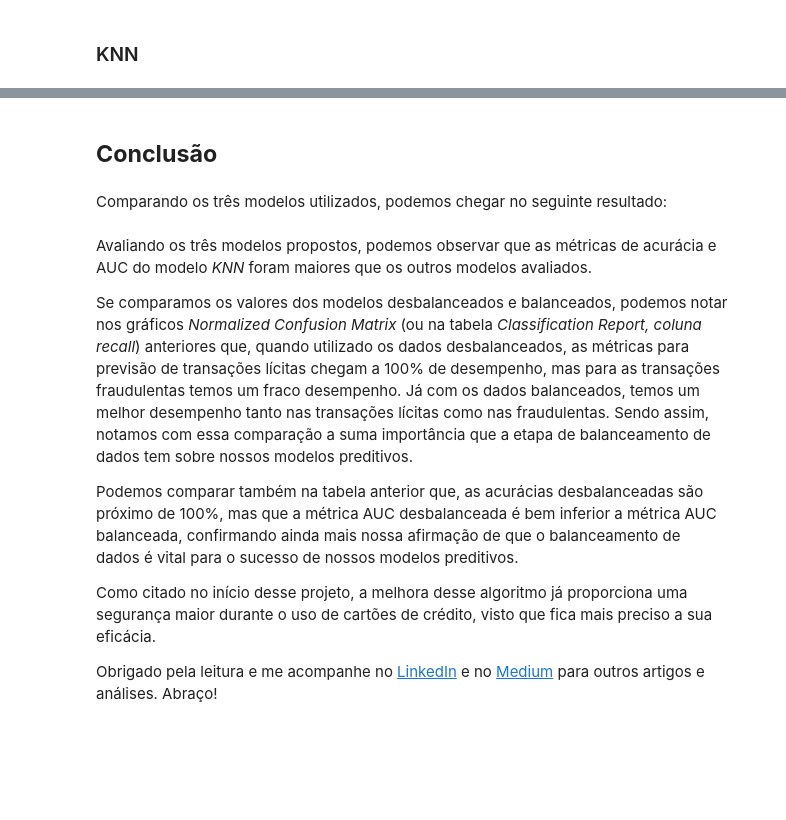
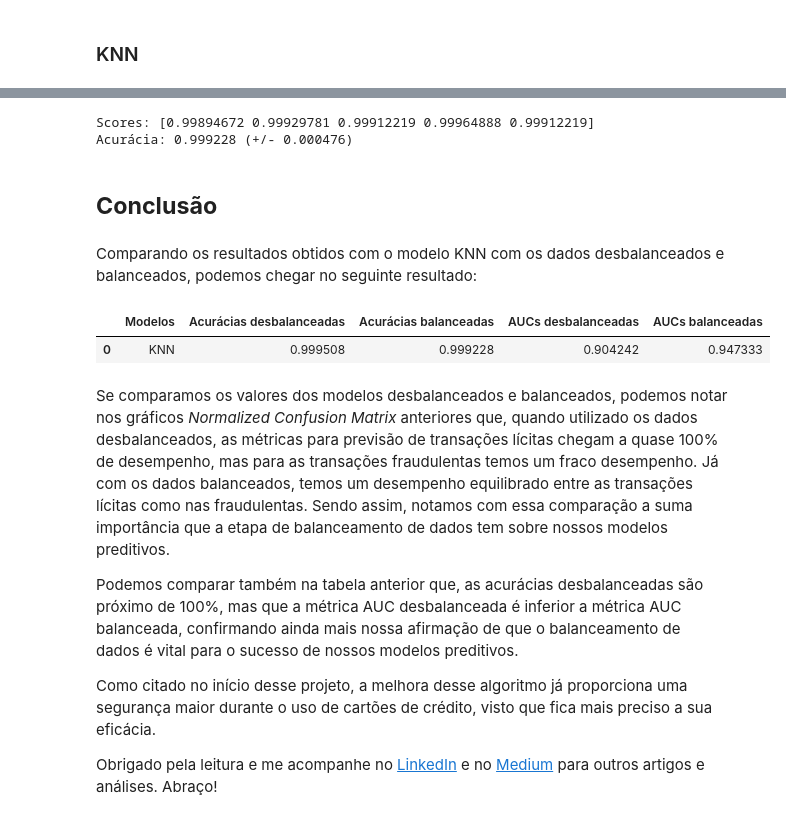
Before and after one commit to rodrigomaria/portfolio-data-science, a Jupyter notebook: Detecção_de_Fraude_em_Cartões_de_Crédito.ipynb, the cells around one changed output, grey strips where cells are left out. Saved outputs shown, nothing was run; the diff lists cells and outputs as text; code cells hidden in the pictures; blank space fills up the shorter version.

```diff
--- a/Detecção_de_Fraude_em_Cartões_de_Crédito.ipynb
+++ b/Detecção_de_Fraude_em_Cartões_de_Crédito.ipynb
@@ -469,4 +538,0 @@ print("Acurácia: {:.4f}\n".format(result_accuracy_knn_unbalanced))
-# %%
-# imprimir a área sob a curva
-result_auc_knn_unbalanced = roc_auc_score(y_test, y_pred_knn_unbalanced)
-print("AUC: {:.4f}\n".format(result_auc_knn_unbalanced))
@@ -499,32 +539,42 @@ print("AUC: {:.4f}\n".format(result_auc_knn_balanced))
+# %%
+# gerar o score de validação do modelo
+scores_model_knn_balanced = cross_val_score(model_knn_balanced, X_test, y_test, cv=5)
+
+print(f"Scores: {scores_model_knn_balanced}")
+print(f"Acurácia: {(scores_model_knn_balanced.mean()):.6f} (+/- {(scores_model_knn_balanced.std() * 2):.6f})")
+# %% [output]
+Scores: [0.99894672 0.99929781 0.99912219 0.99964888 0.99912219]
+Acurácia: 0.999228 (+/- 0.000476)
 # %% [markdown]
 ## **Conclusão**
 # %% [markdown]
-Comparando os três modelos utilizados, podemos chegar no seguinte resultado:
+Comparando os resultados obtidos com o modelo KNN com os dados desbalanceados e balanceados, podemos chegar no seguinte resultado:
 # %%
 def format_percents(value):
-  return "{:.4f}".format(value)
+  return f"{value:.6f}"
 
 # criar um dicionário com dados para comparação
-results = {'Modelos': ['Regressão Logística', 'Decision Trees', 'KNN'],
-           'Acurácias desbalanceadas': [format_percents(result_accuracy_logistic_regression_unbalanced), format_percents(result_accuracy_decision_tree_unbalanced), format_percents(result_accuracy_knn_unbalanced)],
-           'Acurácias balanceadas': [format_percents(result_accuracy_logistic_regression_balanced), format_percents(result_accuracy_decision_tree_balanced), format_percents(result_accuracy_knn_balanced)],
-           'AUCs desbalanceadas': [format_percents(result_auc_logistic_regression_unbalanced), format_percents(result_auc_decision_tree_unbalanced), format_percents(result_auc_knn_unbalanced)],
-           'AUCs balanceadas': [format_percents(result_auc_logistic_regression_balanced), format_percents(result_auc_decision_tree_balanced), format_percents(result_auc_knn_balanced)]}
+results = {'Modelos': ['KNN'],
+           'Acurácias desbalanceadas': format_percents(scores_model_knn_unbalanced.mean()),
+           'Acurácias balanceadas': format_percents(scores_model_knn_balanced.mean()),
+           'AUCs desbalanceadas': format_percents(result_auc_knn_unbalanced),
+           'AUCs balanceadas': format_percents(result_auc_knn_balanced)}
 
 # converter em DataFrame
 compare = pd.DataFrame(data=results)
 
 # importar a função data_table
 from google.colab import data_table
 
 # imprimir a tabela de comparação
-data_table.DataTable(compare, include_index=False, num_rows_per_page=10)
+data_table.DataTable(compare, include_index=False)
+# %% [output]
+|  | Modelos | Acurácias desbalanceadas | Acurácias balanceadas | AUCs desbalanceadas | AUCs balanceadas |
+| 0 | KNN | 0.999508 | 0.999228 | 0.904242 | 0.947333 |
 # %% [markdown]
-Avaliando os três modelos propostos, podemos observar que as métricas de acurácia e AUC do modelo *KNN* foram maiores que os outros modelos avaliados.
+Se comparamos os valores dos modelos desbalanceados e balanceados, podemos notar nos gráficos *Normalized Confusion Matrix* anteriores que, quando utilizado os dados desbalanceados, as métricas para previsão de transações lícitas chegam a quase 100% de desempenho, mas para as transações fraudulentas temos um fraco desempenho. Já com os dados balanceados, temos um desempenho equilibrado entre as transações lícitas como nas fraudulentas. Sendo assim, notamos com essa comparação a suma importância que a etapa de balanceamento de dados tem sobre nossos modelos preditivos.
 
-Se comparamos os valores dos modelos desbalanceados e balanceados, podemos notar nos gráficos *Normalized Confusion Matrix* (ou na tabela *Classification Report, coluna recall*) anteriores que, quando utilizado os dados desbalanceados, as métricas para previsão de transações lícitas chegam a 100% de desempenho, mas para as transações fraudulentas temos um fraco desempenho. Já com os dados balanceados, temos um melhor desempenho tanto nas transações lícitas como nas fraudulentas. Sendo assim, notamos com essa comparação a suma importância que a etapa de balanceamento de dados tem sobre nossos modelos preditivos.
-
-Podemos comparar também na tabela anterior que, as acurácias desbalanceadas são próximo de 100%, mas que a métrica AUC desbalanceada é bem inferior a métrica AUC balanceada, confirmando ainda mais nossa afirmação de que o balanceamento de dados é vital para o sucesso de nossos modelos preditivos.
+Podemos comparar também na tabela anterior que, as acurácias desbalanceadas são próximo de 100%, mas que a métrica AUC desbalanceada é inferior a métrica AUC balanceada, confirmando ainda mais nossa afirmação de que o balanceamento de dados é vital para o sucesso de nossos modelos preditivos.
 
 Como citado no início desse projeto, a melhora desse algoritmo já proporciona uma segurança maior durante o uso de cartões de crédito, visto que fica mais preciso a sua eficácia.
 
```
Also changed, not shown: parts of 67 cells of this notebook.
